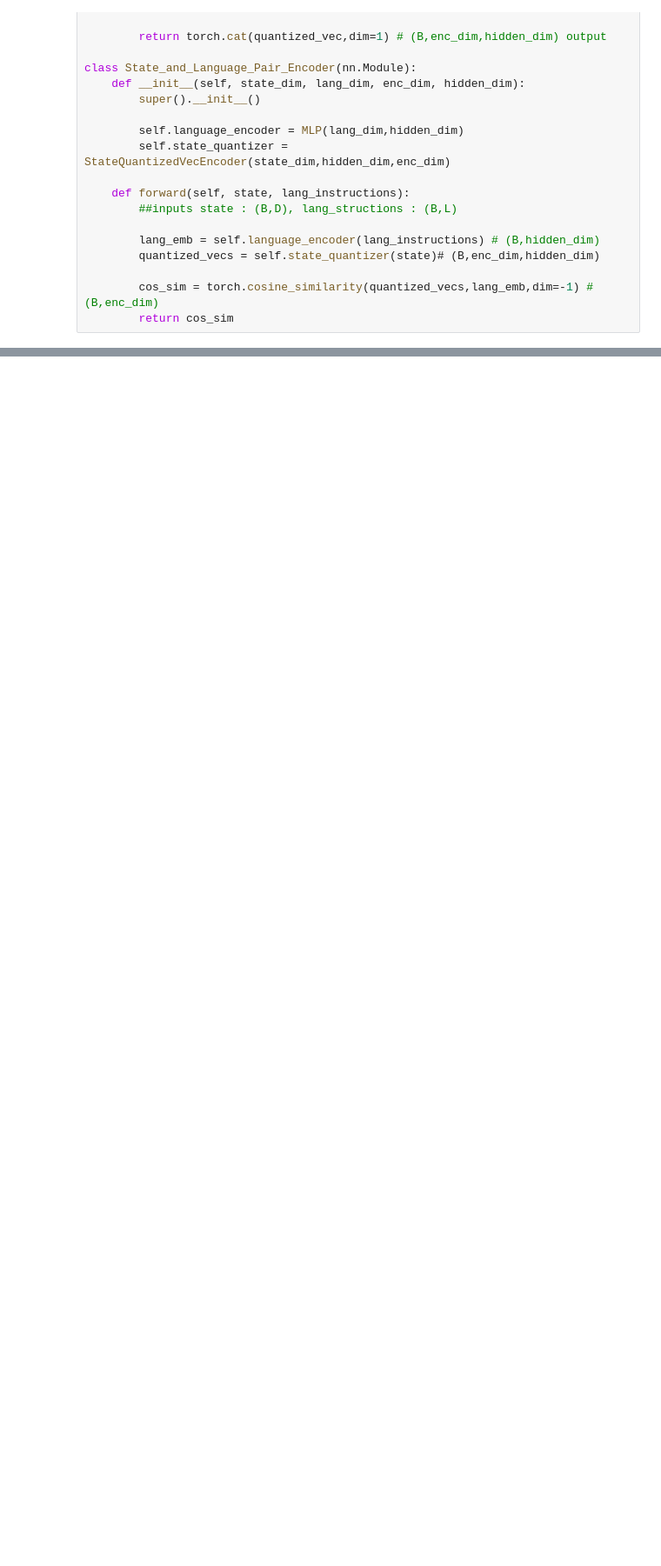
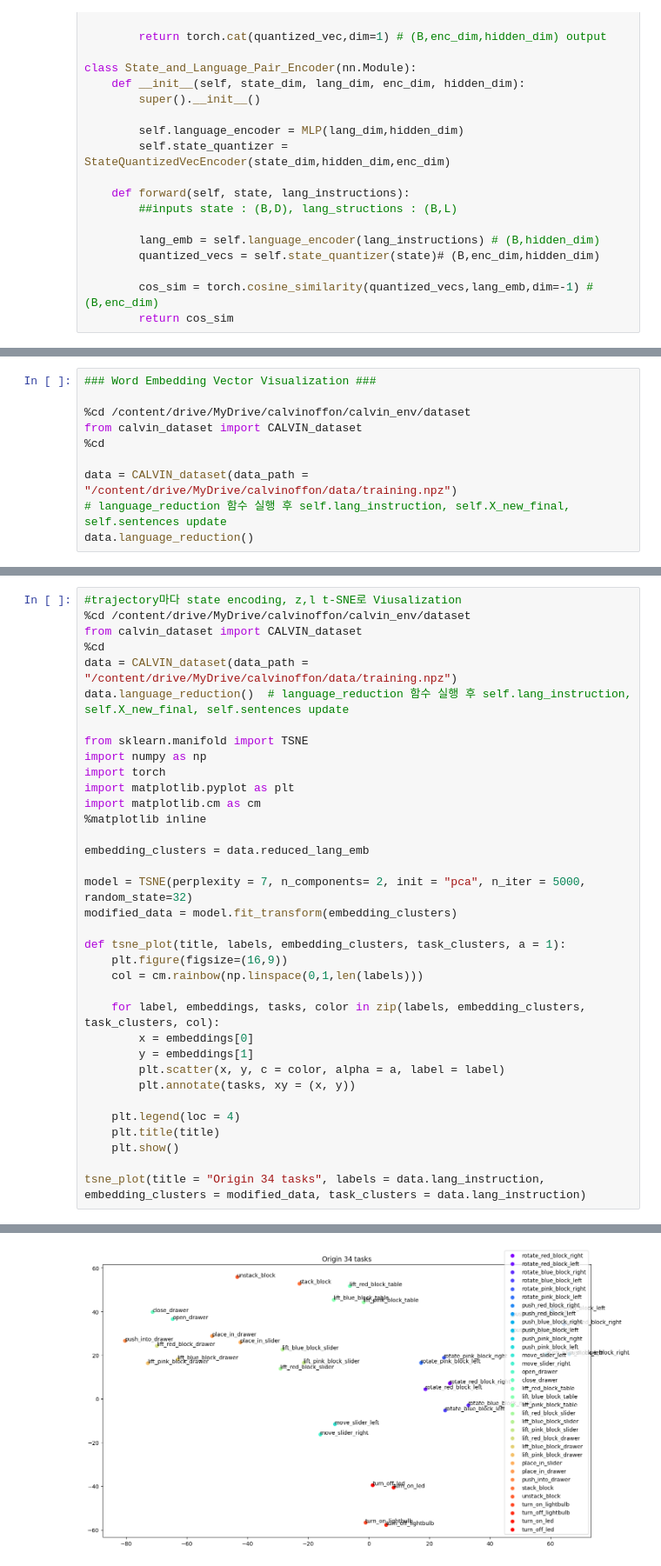
Before and after one commit to DonkeyU99/Off2OnCalvin, a Jupyter notebook: RL_with_CALVIN.ipynb, the cells around one changed output, grey strips where cells are left out. Shown at 87% size. Saved outputs shown, nothing was run; the diff lists cells and outputs as text; blank space fills up the shorter version.

```diff
--- a/RL_with_CALVIN.ipynb
+++ b/RL_with_CALVIN.ipynb
@@ -523,0 +613,10 @@ class State_and_Language_Pair_Encoder(nn.Module):
+# %%
+### Word Embedding Vector Visualization ###
+
+%cd /content/drive/MyDrive/calvinoffon/calvin_env/dataset
+from calvin_dataset import CALVIN_dataset
+%cd
+
+data = CALVIN_dataset(data_path = "/content/drive/MyDrive/calvinoffon/data/training.npz")
+# language_reduction 함수 실행 후 self.lang_instruction, self.X_new_final, self.sentences update
+data.language_reduction()
@@ -523,0 +732,36 @@ class State_and_Language_Pair_Encoder(nn.Module):
+# %%
+#trajectory마다 state encoding, z,l t-SNE로 Viusalization
+%cd /content/drive/MyDrive/calvinoffon/calvin_env/dataset
+from calvin_dataset import CALVIN_dataset
+%cd
+data = CALVIN_dataset(data_path = "/content/drive/MyDrive/calvinoffon/data/training.npz")
+data.language_reduction()  # language_reduction 함수 실행 후 self.lang_instruction, self.X_new_final, self.sentences update
+
+from sklearn.manifold import TSNE
+import numpy as np
+import torch
+import matplotlib.pyplot as plt
+import matplotlib.cm as cm
+%matplotlib inline
+
+embedding_clusters = data.reduced_lang_emb
+
+model = TSNE(perplexity = 7, n_components= 2, init = "pca", n_iter = 5000, random_state=32)
+modified_data = model.fit_transform(embedding_clusters)
+
+def tsne_plot(title, labels, embedding_clusters, task_clusters, a = 1):
+    plt.figure(figsize=(16,9))
+    col = cm.rainbow(np.linspace(0,1,len(labels)))
+
+    for label, embeddings, tasks, color in zip(labels, embedding_clusters, task_clusters, col):
+        x = embeddings[0]
+        y = embeddings[1]
+        plt.scatter(x, y, c = color, alpha = a, label = label)
+        plt.annotate(tasks, xy = (x, y))
+
+    plt.legend(loc = 4)
+    plt.title(title)
+    plt.show()
+
+tsne_plot(title = "Origin 34 tasks", labels = data.lang_instruction, embedding_clusters = modified_data, task_clusters = data.lang_instruction)
+# %% [output]
@@ -523,0 +770 @@ class State_and_Language_Pair_Encoder(nn.Module):
+[figure, added]
```
Also changed, not shown: parts of 16 cells of this notebook, 1 other file.
